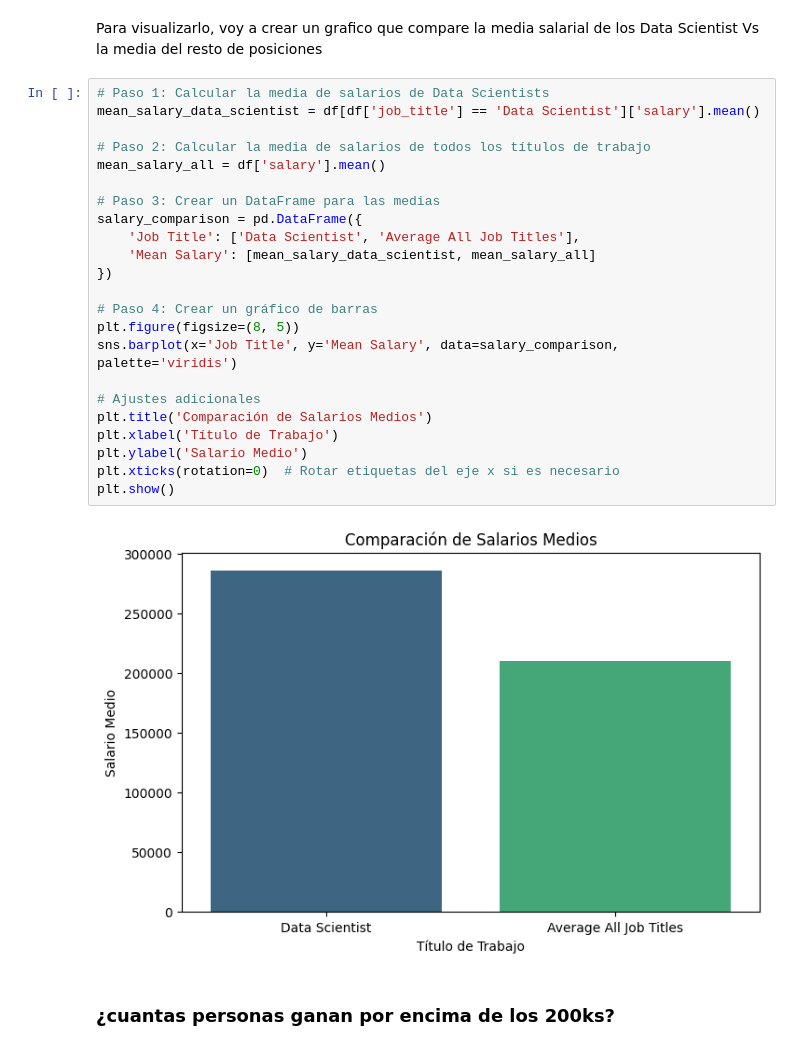
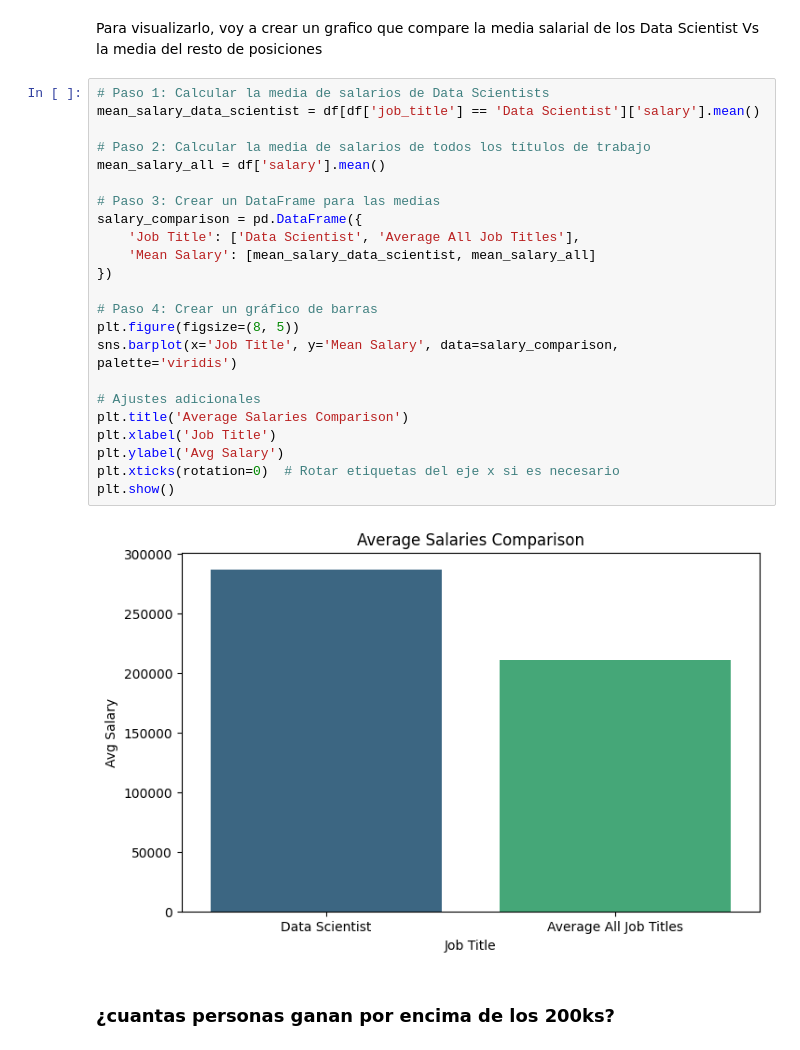
Before and after one commit to liagcaviedes/Data-Analytics-Salaries-Project, a Jupyter notebook: salary_data_ok.ipynb, the cells around one changed output. Drawn from its saved outputs; the diff is of its cells as text.

```diff
--- a/salary_data_ok.ipynb
+++ b/salary_data_ok.ipynb
@@ -309,28 +239,28 @@ Para visualizarlo, voy a crear un grafico que compare la media salarial de los D
 # %%
 # Paso 1: Calcular la media de salarios de Data Scientists
 mean_salary_data_scientist = df[df['job_title'] == 'Data Scientist']['salary'].mean()
 
 # Paso 2: Calcular la media de salarios de todos los títulos de trabajo
 mean_salary_all = df['salary'].mean()
 
 # Paso 3: Crear un DataFrame para las medias
 salary_comparison = pd.DataFrame({
     'Job Title': ['Data Scientist', 'Average All Job Titles'],
     'Mean Salary': [mean_salary_data_scientist, mean_salary_all]
 })
 
 # Paso 4: Crear un gráfico de barras
 plt.figure(figsize=(8, 5))
 sns.barplot(x='Job Title', y='Mean Salary', data=salary_comparison, palette='viridis')
 
 # Ajustes adicionales
-plt.title('Comparación de Salarios Medios')
-plt.xlabel('Título de Trabajo')
-plt.ylabel('Salario Medio')
+plt.title('Average Salaries Comparison')
+plt.xlabel('Job Title')
+plt.ylabel('Avg Salary')
 plt.xticks(rotation=0)  # Rotar etiquetas del eje x si es necesario
 plt.show()
 # %% [output]
-[figure, old version]
+[figure, new version]
 # %% [markdown]
 ### ¿cuantas personas ganan por encima de los 200ks?
 # %%
```
Also changed, not shown: parts of 20 cells of this notebook, 1 other file.
